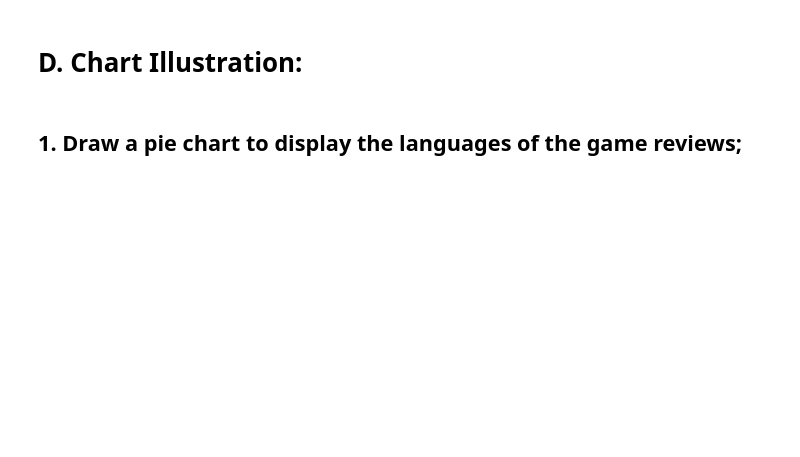
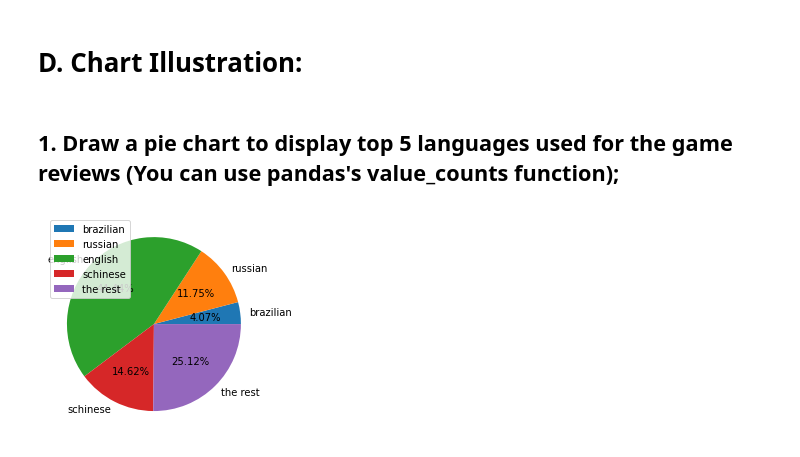
Before and after one commit to MikeJoester/Final-Project-Intro2CS, a Jupyter notebook: Final_Project.ipynb, the cells around one changed output. Drawn from its saved outputs; the diff is of its cells as text; code cells hidden in the pictures; blank space fills up the shorter version.

```diff
--- a/Final_Project.ipynb
+++ b/Final_Project.ipynb
@@ -298,4 +298,25 @@ Time to exec gamer_list function is 6.39504 sec.
 # %% [markdown]
 # D. Chart Illustration:
 # %% [markdown]
-## 1. Draw a pie chart to display the languages of the game reviews;
+## 1. Draw a pie chart to display top 5 languages used for the game reviews (You can use pandas's value_counts function);
+# %%
+def pie_chart(df):
+    rest = 0
+    lang_list = list(set(df['language'].values.tolist()))
+    lang_count, lang_label = [], []
+    lst = df['language'].value_counts()
+    for i in lang_list:
+        num = lst[i]
+        if num / len(df) < 0.038: rest += num
+        else:
+            lang_count.append(num)
+            lang_label.append(i)
+    lang_count.append(rest)
+    lang_label.append('the rest')
+    plt.pie(lang_count , labels = lang_label, startangle = 0, autopct = '%1.2f%%')
+    plt.legend()
+    plt.show()
+# %%
+pie_chart(df_small)
+# %% [output]
+[figure, added]
```
Also changed, not shown: parts of 20 cells of this notebook.
